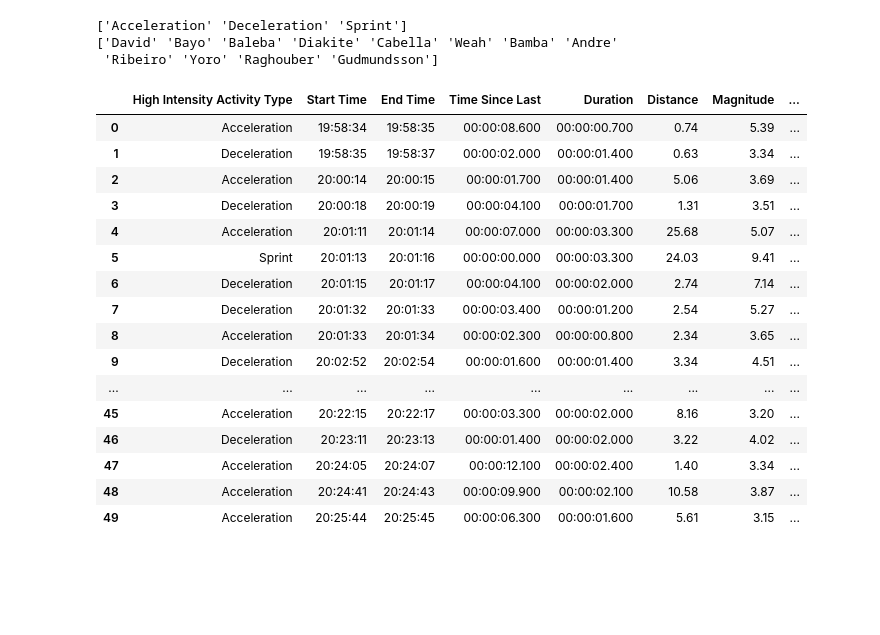
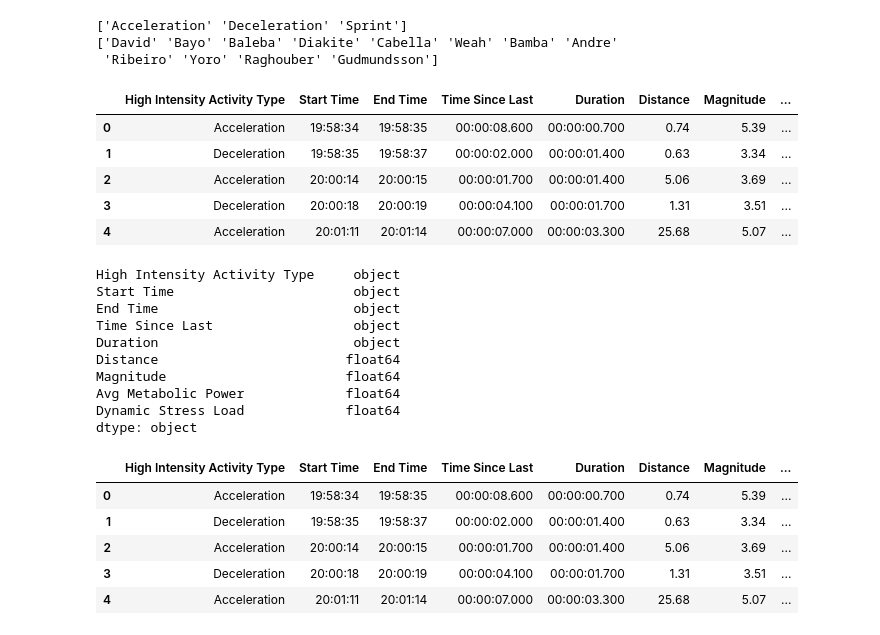
Before and after one commit to j-mundondo/football_data_chat, a Jupyter notebook: EDA/EDA.ipynb, the cells around one changed output. Cells and saved outputs as stored; diff of their text form; code cells hidden in the pictures; blank space fills up the shorter version.

```diff
--- a/EDA/EDA.ipynb
+++ b/EDA/EDA.ipynb
@@ -40,25 +40,49 @@ print(default_df['Player'].unique())
 # %%
 david_df = default_df[default_df['Player']=='David'].reset_index(drop=True)
 david_df=david_df[['HIA Type', 'Start Time',
                                 'End Time', 'Time Since Last', 'Duration', 'Distance', 'Magnitude',
                                 'Avg Metabolic Power', 'Dynamic Stress Load']]
 david_df = david_df.rename(columns={'HIA Type':'High Intensity Activity Type'})
-david_df.head(50)
+david_df.head(5)
 # %% [output]
 |  | High Intensity Activity Type | Start Time | End Time | Time Since Last | Duration | Distance | Magnitude | ... |
 | 0 | Acceleration | 19:58:34 | 19:58:35 | 00:00:08.600 | 00:00:00.700 | 0.74 | 5.39 | ... |
 | 1 | Deceleration | 19:58:35 | 19:58:37 | 00:00:02.000 | 00:00:01.400 | 0.63 | 3.34 | ... |
 | 2 | Acceleration | 20:00:14 | 20:00:15 | 00:00:01.700 | 00:00:01.400 | 5.06 | 3.69 | ... |
 | 3 | Deceleration | 20:00:18 | 20:00:19 | 00:00:04.100 | 00:00:01.700 | 1.31 | 3.51 | ... |
 | 4 | Acceleration | 20:01:11 | 20:01:14 | 00:00:07.000 | 00:00:03.300 | 25.68 | 5.07 | ... |
-| 5 | Sprint | 20:01:13 | 20:01:16 | 00:00:00.000 | 00:00:03.300 | 24.03 | 9.41 | ... |
-| 6 | Deceleration | 20:01:15 | 20:01:17 | 00:00:04.100 | 00:00:02.000 | 2.74 | 7.14 | ... |
-| 7 | Deceleration | 20:01:32 | 20:01:33 | 00:00:03.400 | 00:00:01.200 | 2.54 | 5.27 | ... |
-| 8 | Acceleration | 20:01:33 | 20:01:34 | 00:00:02.300 | 00:00:00.800 | 2.34 | 3.65 | ... |
-| 9 | Deceleration | 20:02:52 | 20:02:54 | 00:00:01.600 | 00:00:01.400 | 3.34 | 4.51 | ... |
-| ... | ... | ... | ... | ... | ... | ... | ... | ... |
-| 45 | Acceleration | 20:22:15 | 20:22:17 | 00:00:03.300 | 00:00:02.000 | 8.16 | 3.20 | ... |
-| 46 | Deceleration | 20:23:11 | 20:23:13 | 00:00:01.400 | 00:00:02.000 | 3.22 | 4.02 | ... |
-| 47 | Acceleration | 20:24:05 | 20:24:07 | 00:00:12.100 | 00:00:02.400 | 1.40 | 3.34 | ... |
-| 48 | Acceleration | 20:24:41 | 20:24:43 | 00:00:09.900 | 00:00:02.100 | 10.58 | 3.87 | ... |
-| 49 | Acceleration | 20:25:44 | 20:25:45 | 00:00:06.300 | 00:00:01.600 | 5.61 | 3.15 | ... |
+# %%
+david_df.dtypes
+# %% [output]
+High Intensity Activity Type     object
+Start Time                       object
+End Time                         object
+Time Since Last                  object
+Duration                         object
+Distance                        float64
+Magnitude                       float64
+Avg Metabolic Power             float64
+Dynamic Stress Load             float64
+dtype: object
+# %%
+import numpy as np
+import pandas as pd
+
+def tag_long_sprint(df):
+    # Convert 'Duration' from mm:ss.s format to total seconds using pd.to_timedelta
+    df['Duration_seconds'] = pd.to_timedelta(df['Duration']).dt.total_seconds()
+
+    # Apply the condition to identify long sprints
+    df['Long_sprint'] = np.where((df['High Intensity Activity Type'] == 'Sprint') & (df['Duration_seconds'] > 3), 1, 0)
+
+    return df
+
+david_df = tag_long_sprint(david_df)
+david_df.head(5)
+# %% [output]
+|  | High Intensity Activity Type | Start Time | End Time | Time Since Last | Duration | Distance | Magnitude | ... |
+| 0 | Acceleration | 19:58:34 | 19:58:35 | 00:00:08.600 | 00:00:00.700 | 0.74 | 5.39 | ... |
+| 1 | Deceleration | 19:58:35 | 19:58:37 | 00:00:02.000 | 00:00:01.400 | 0.63 | 3.34 | ... |
+| 2 | Acceleration | 20:00:14 | 20:00:15 | 00:00:01.700 | 00:00:01.400 | 5.06 | 3.69 | ... |
+| 3 | Deceleration | 20:00:18 | 20:00:19 | 00:00:04.100 | 00:00:01.700 | 1.31 | 3.51 | ... |
+| 4 | Acceleration | 20:01:11 | 20:01:14 | 00:00:07.000 | 00:00:03.300 | 25.68 | 5.07 | ... |
```
Also changed, not shown: parts of 2 cells of this notebook, 3 other files.
